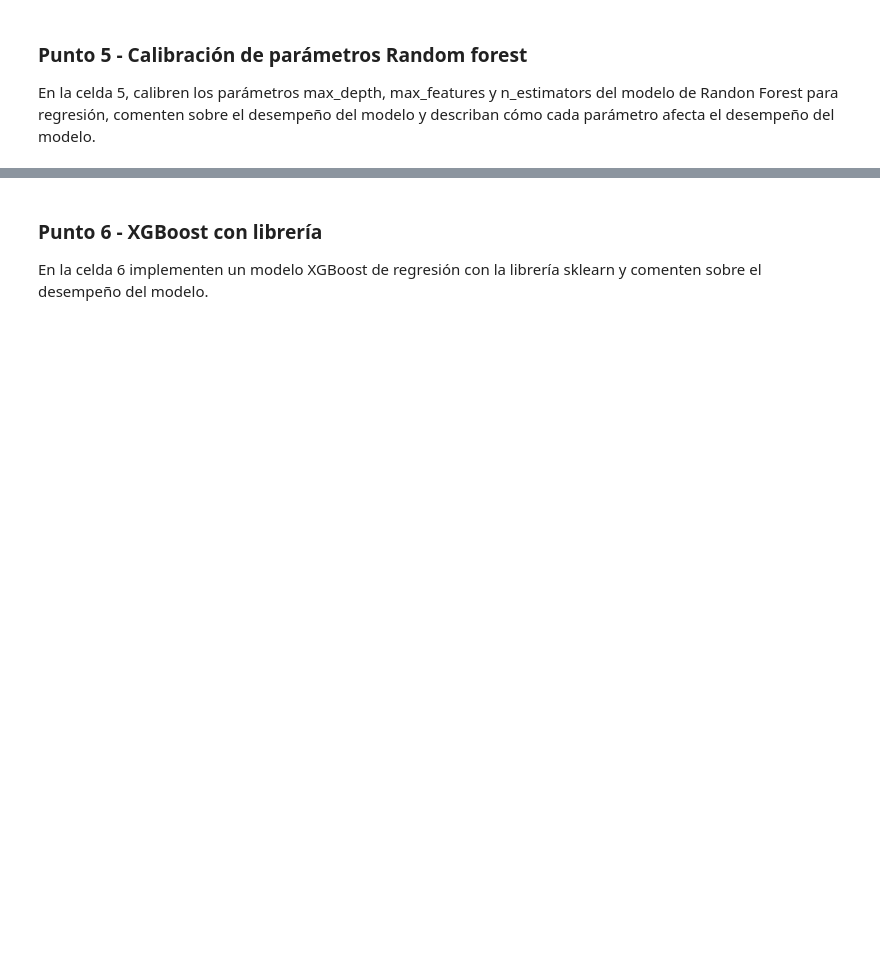
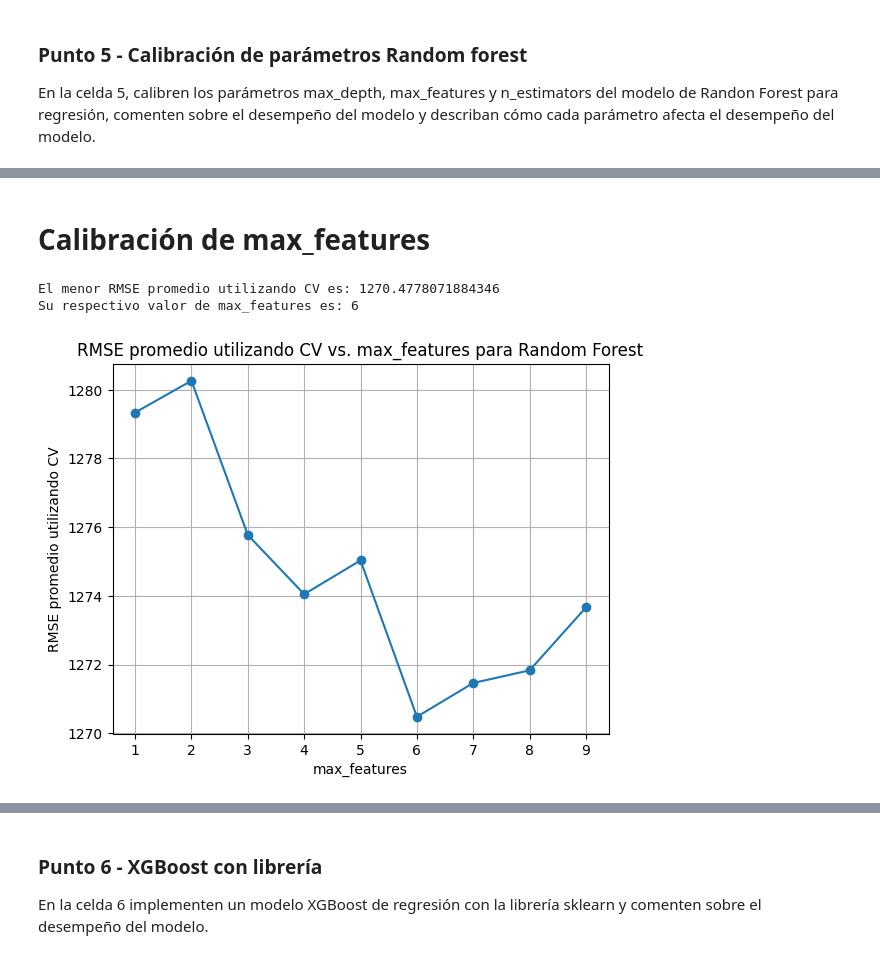
Before and after one commit to daalpugu/Machine-Learning-2024-2, a Jupyter notebook: Semana 2/S2TC1_RandomForests_Boosting.ipynb, the cells around one changed output, grey strips where cells are left out. Saved outputs shown, nothing was run; the diff lists cells and outputs as text; code cells hidden in the pictures; blank space fills up the shorter version.

```diff
--- a/Semana 2/S2TC1_RandomForests_Boosting.ipynb
+++ b/Semana 2/S2TC1_RandomForests_Boosting.ipynb
@@ -256,0 +430,41 @@ En la celda 5, calibren los parámetros max_depth, max_features y n_estimators d
+# %% [markdown]
+# **Calibración de max_features**
+# %%
+# Lista para almacenar los resultados de RMSE promedio utilizando CV para diferentes valores de max_features
+rmse_scores_mf_cv = []
+
+# Rango de valores para max_features a probar
+feature_cols = data.columns[data.columns != 'Price']
+feature_range = range(1, len(feature_cols) + 1)
+
+# Entrenar modelos con diferentes valores de max_features y calcular RMSE promedio utilizando CV
+for max_features in feature_range:
+    # Crear el modelo de Random Forest con el valor actual de max_features y best_max_depth_cv
+    random_forest_model = RandomForestRegressor(n_estimators=100, max_depth=best_max_depth_cv, max_features=max_features, random_state=42)
+
+    # Calcular el RMSE promedio utilizando CV con 5 folds
+    rmse_cv = -cross_val_score(random_forest_model, X_train, y_train, cv=5, scoring='neg_root_mean_squared_error').mean()
+
+    # Agregar el RMSE promedio a la lista
+    rmse_scores_mf_cv.append(rmse_cv)
+
+# Encontrar el menor RMSE promedio y su respectivo max_features
+min_rmse_cv = min(rmse_scores_mf_cv)
+best_max_features_cv = feature_range[rmse_scores_mf_cv.index(min_rmse_cv)]
+
+# Imprimir el resultado
+print("El menor RMSE promedio utilizando CV es:", min_rmse_cv)
+print("Su respectivo valor de max_features es:", best_max_features_cv)
+
+# Graficar los resultados
+plt.plot(feature_range, rmse_scores_mf_cv, marker='o', linestyle='-')
+plt.xlabel('max_features')
+plt.ylabel('RMSE promedio utilizando CV')
+plt.title('RMSE promedio utilizando CV vs. max_features para Random Forest')
+plt.xticks(feature_range)
+plt.grid(True)
+plt.show()
+# %% [output]
+El menor RMSE promedio utilizando CV es: 1270.4778071884346
+Su respectivo valor de max_features es: 6
+[figure, added]
```
Also changed, not shown: parts of 51 cells of this notebook.
